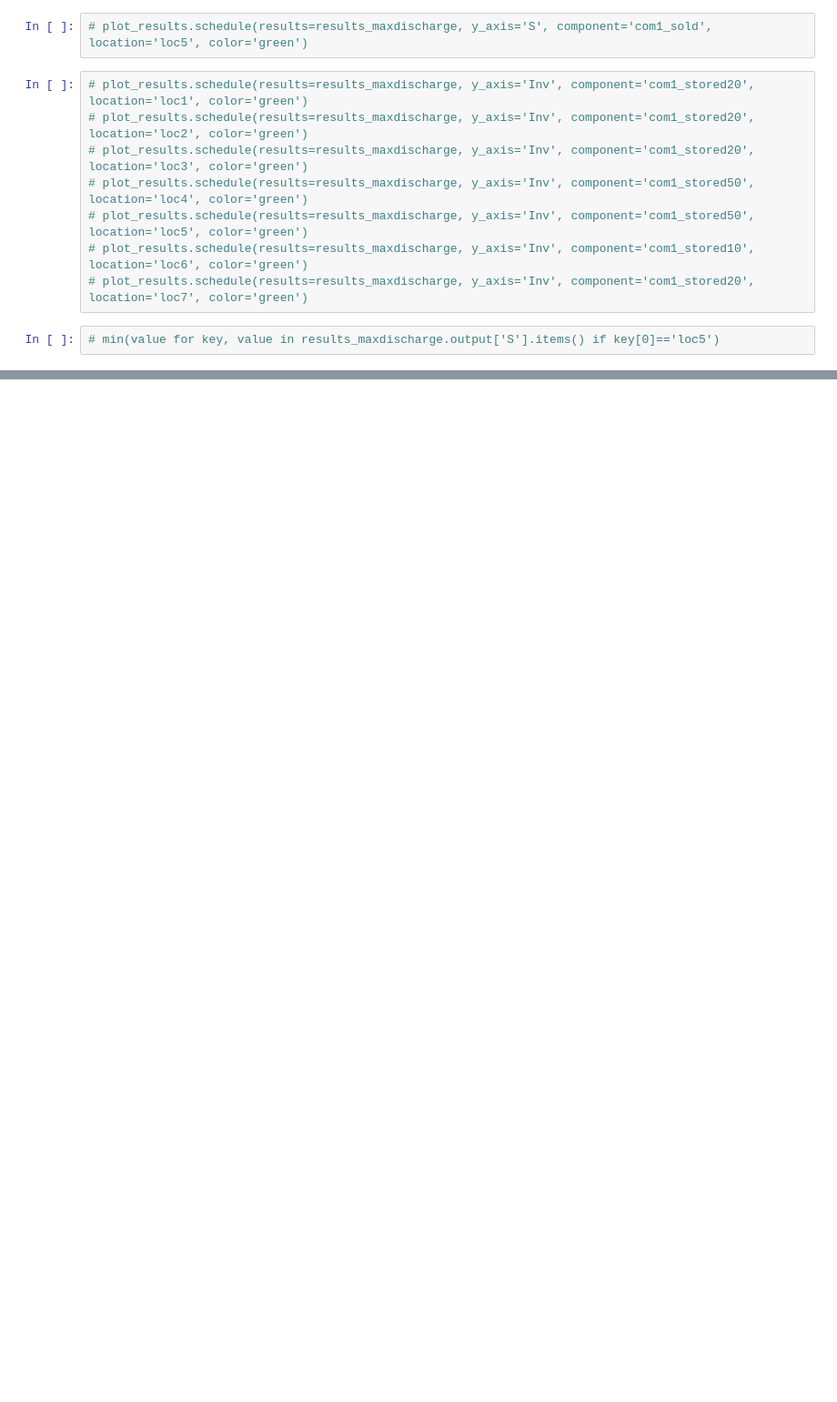
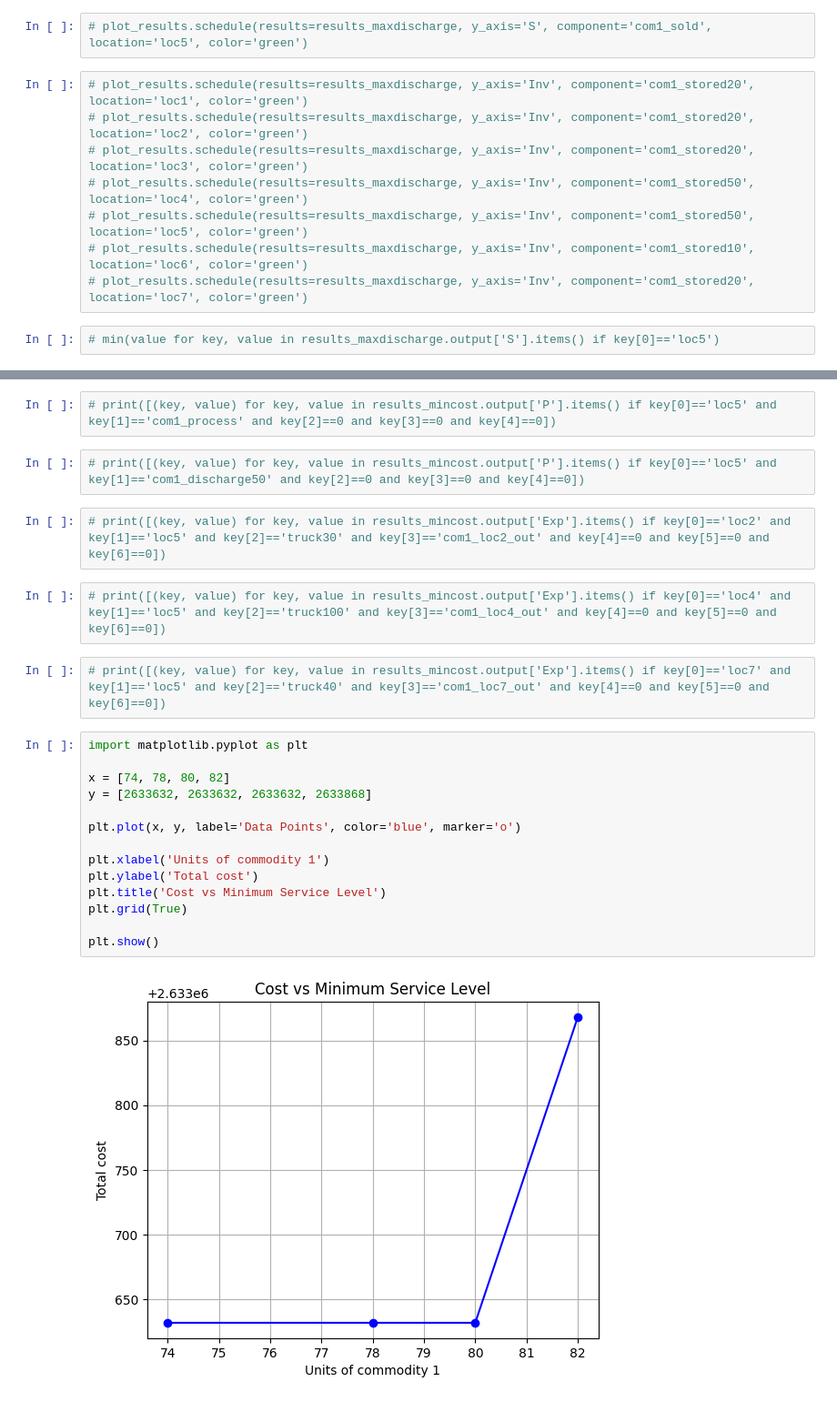
Before and after one commit to TAMUparametric/energiapy, a Jupyter notebook: docs/notebooks/ivanov-model/AIChE Fall 2023/Ivanov Example RD New.ipynb, the cells around one changed output, grey strips where cells are left out. Shown at 91% size. Saved outputs shown, nothing was run; the diff lists cells and outputs as text; blank space fills up the shorter version.

Commit message:
Working on creating AIChE case study results.

```diff
--- a/docs/notebooks/ivanov-model/AIChE Fall 2023/Ivanov Example RD New.ipynb
+++ b/docs/notebooks/ivanov-model/AIChE Fall 2023/Ivanov Example RD New.ipynb
@@ -239,0 +481,26 @@ plot_results.schedule(results=results_mincost, y_axis='C', component='com1_pur',
+# %%
+# print([(key, value) for key, value in results_mincost.output['P'].items() if key[0]=='loc5' and key[1]=='com1_process' and key[2]==0 and key[3]==0 and key[4]==0])
+# %%
+# print([(key, value) for key, value in results_mincost.output['P'].items() if key[0]=='loc5' and key[1]=='com1_discharge50' and key[2]==0 and key[3]==0 and key[4]==0])
+# %%
+# print([(key, value) for key, value in results_mincost.output['Exp'].items() if key[0]=='loc2' and key[1]=='loc5' and key[2]=='truck30' and key[3]=='com1_loc2_out' and key[4]==0 and key[5]==0 and key[6]==0])
+# %%
+# print([(key, value) for key, value in results_mincost.output['Exp'].items() if key[0]=='loc4' and key[1]=='loc5' and key[2]=='truck100' and key[3]=='com1_loc4_out' and key[4]==0 and key[5]==0 and key[6]==0])
+# %%
+# print([(key, value) for key, value in results_mincost.output['Exp'].items() if key[0]=='loc7' and key[1]=='loc5' and key[2]=='truck40' and key[3]=='com1_loc7_out' and key[4]==0 and key[5]==0 and key[6]==0])
+# %%
+import matplotlib.pyplot as plt
+
+x = [74, 78, 80, 82]
+y = [2633632, 2633632, 2633632, 2633868]
+
+plt.plot(x, y, label='Data Points', color='blue', marker='o')
+
+plt.xlabel('Units of commodity 1')
+plt.ylabel('Total cost')
+plt.title('Cost vs Minimum Service Level')
+plt.grid(True)
+
+plt.show()
+# %% [output]
+[figure, added]
```
Also changed, not shown: parts of 46 cells of this notebook, 6 other files.
